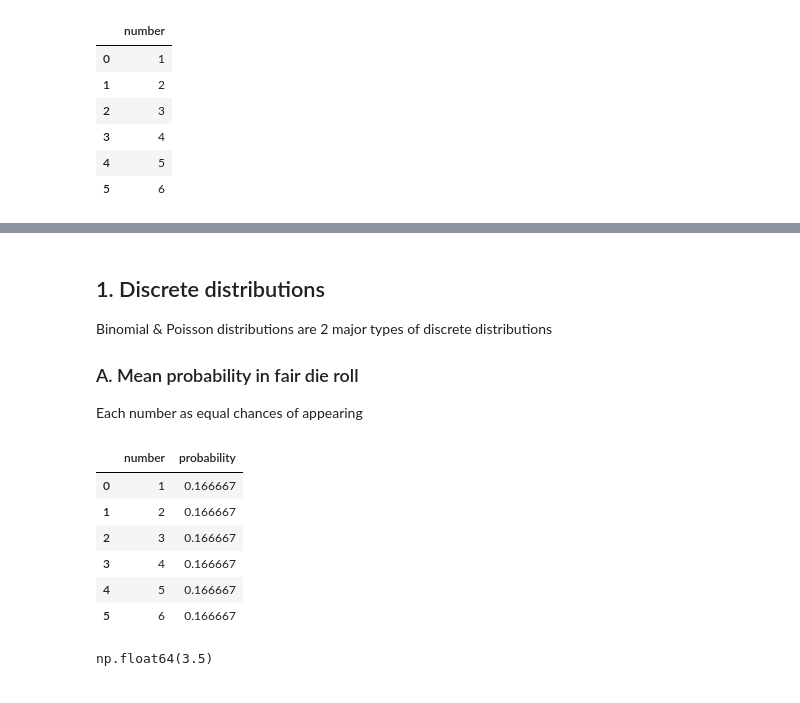
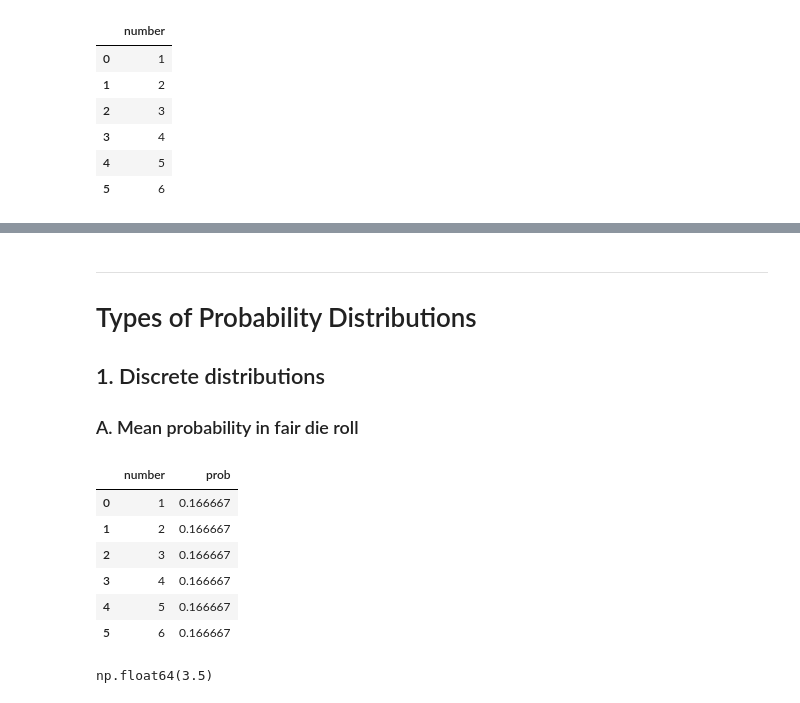
Before and after one commit to abhijeet-bhambere/statistics_in_python, a Jupyter notebook: Stats_In_Python.ipynb, the cells around one changed output, grey strips where cells are left out. Cells and saved outputs as stored; diff of their text form; code cells hidden in the pictures.

```diff
--- a/Stats_In_Python.ipynb
+++ b/Stats_In_Python.ipynb
@@ -529,14 +494,13 @@ It could happen that same value is picked twice in such case. This ensures that
 # %% [markdown]
+______
+# Types of Probability Distributions
 ## 1. Discrete distributions
-Binomial & Poisson distributions are 2 major types of discrete distributions
-
 ### A. Mean probability in fair die roll
-Each number as equal chances of appearing
 # %%
-dice["probability"] = dice["number"].map(dice["number"].value_counts(normalize=True))
+dice["prob"] = dice["number"].map(dice["number"].value_counts(normalize=True))
 dice
 # %% [output]
-|  | number | probability |
+|  | number | prob |
 | 0 | 1 | 0.166667 |
 | 1 | 2 | 0.166667 |
 | 2 | 3 | 0.166667 |
```
Also changed, not shown: parts of 57 cells of this notebook, 2 other files.
